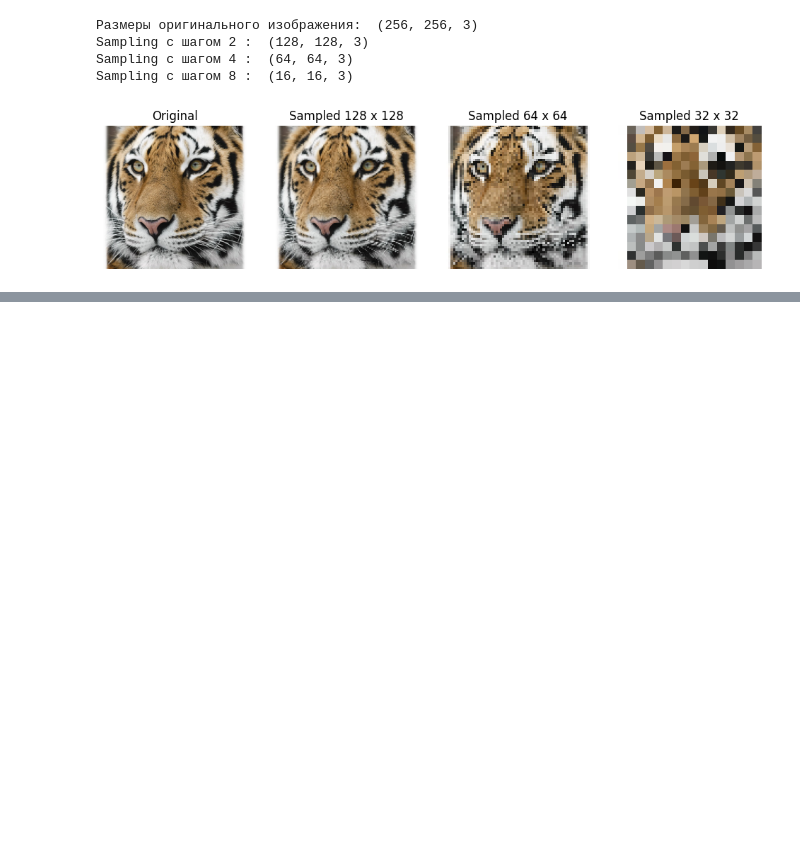
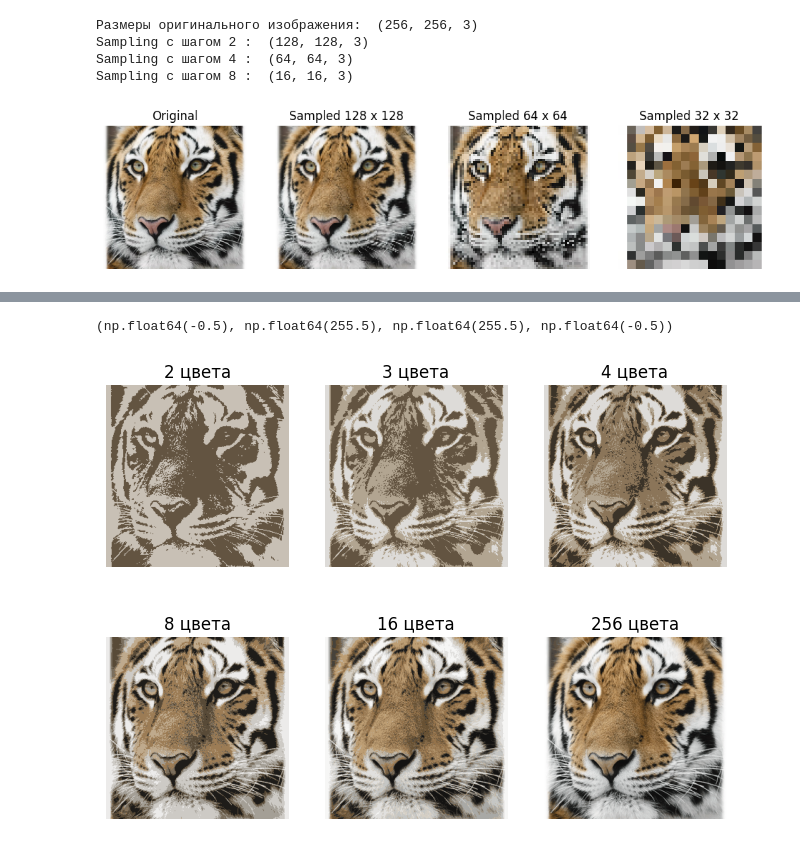
Before and after one commit to Shamil65/Machine-learning-start, a Jupyter notebook: libraries/pillow/pillow_start.ipynb, the cells around one changed output, grey strips where cells are left out. Saved outputs shown, nothing was run; the diff lists cells and outputs as text; code cells hidden in the pictures; blank space fills up the shorter version.

```diff
--- a/libraries/pillow/pillow_start.ipynb
+++ b/libraries/pillow/pillow_start.ipynb
@@ -75,0 +83,45 @@ Sampling с шагом 8 :  (16, 16, 3)
+# %%
+# 2 Конвертируем в режим, который поддерживает квантование
+
+# Квантование до 64 цветов
+img_quantized_2 = img.convert('P', palette=Image.Palette.ADAPTIVE, colors=2)
+img_quantized_3 = img.convert('P', palette=Image.Palette.ADAPTIVE, colors=3)
+img_quantized_4 = img.convert('P', palette=Image.Palette.ADAPTIVE, colors=4)
+img_quantized_8 = img.convert('P', palette=Image.Palette.ADAPTIVE, colors=8)
+img_quantized_16 = img.convert('P', palette=Image.Palette.ADAPTIVE, colors=16)
+img_quantized_256 = img.convert('P', palette=Image.Palette.ADAPTIVE, colors=256)
+# %%
+plt.figure(figsize=(8, 6)) # размеры в дюймах
+
+plt.subplot(2, 3, 1)
+plt.imshow(img_quantized_2)
+plt.title("2 цвета")
+plt.axis("off")
+
+plt.subplot(2, 3, 2)
+plt.imshow(img_quantized_3)
+plt.title("3 цвета")
+plt.axis("off")
+
+plt.subplot(2, 3, 3)
+plt.imshow(img_quantized_4)
+plt.title("4 цвета")
+plt.axis("off")
+
+plt.subplot(2, 3, 4)
+plt.imshow(img_quantized_8)
+plt.title("8 цвета")
+plt.axis("off")
+
+plt.subplot(2, 3, 5)
+plt.imshow(img_quantized_16)
+plt.title("16 цвета")
+plt.axis("off")
+
+plt.subplot(2, 3, 6)
+plt.imshow(img_quantized_256)
+plt.title("256 цвета")
+plt.axis("off")
+# %% [output]
+(np.float64(-0.5), np.float64(255.5), np.float64(255.5), np.float64(-0.5))
+[figure, added]
```
Also changed, not shown: parts of 2 cells of this notebook.
